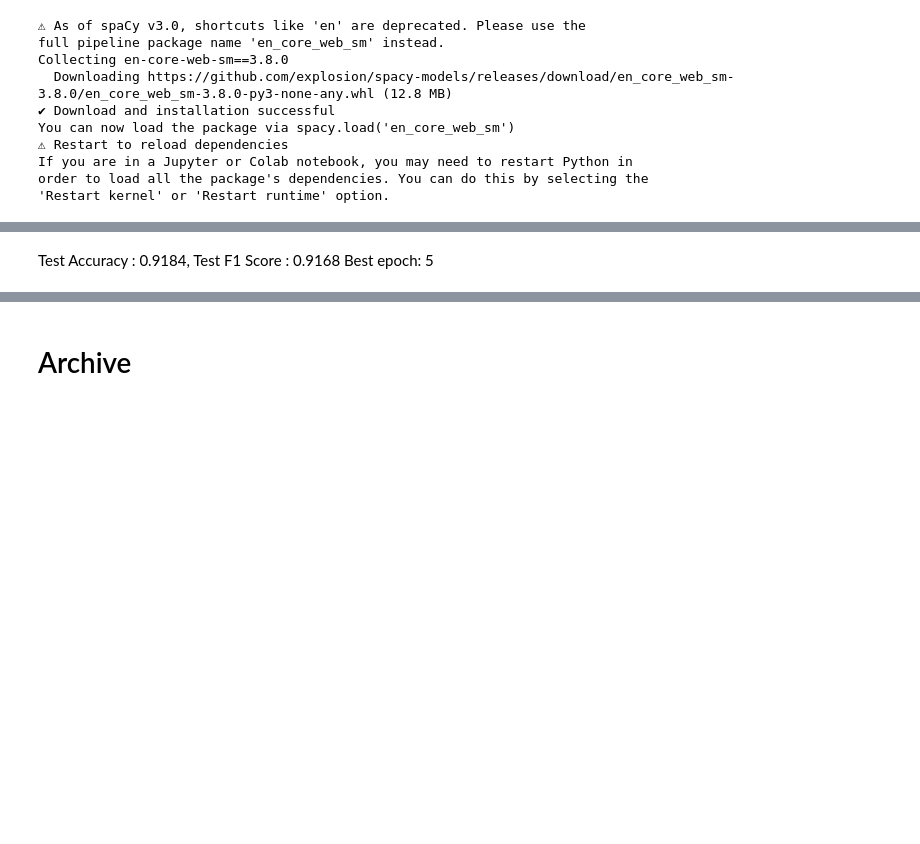
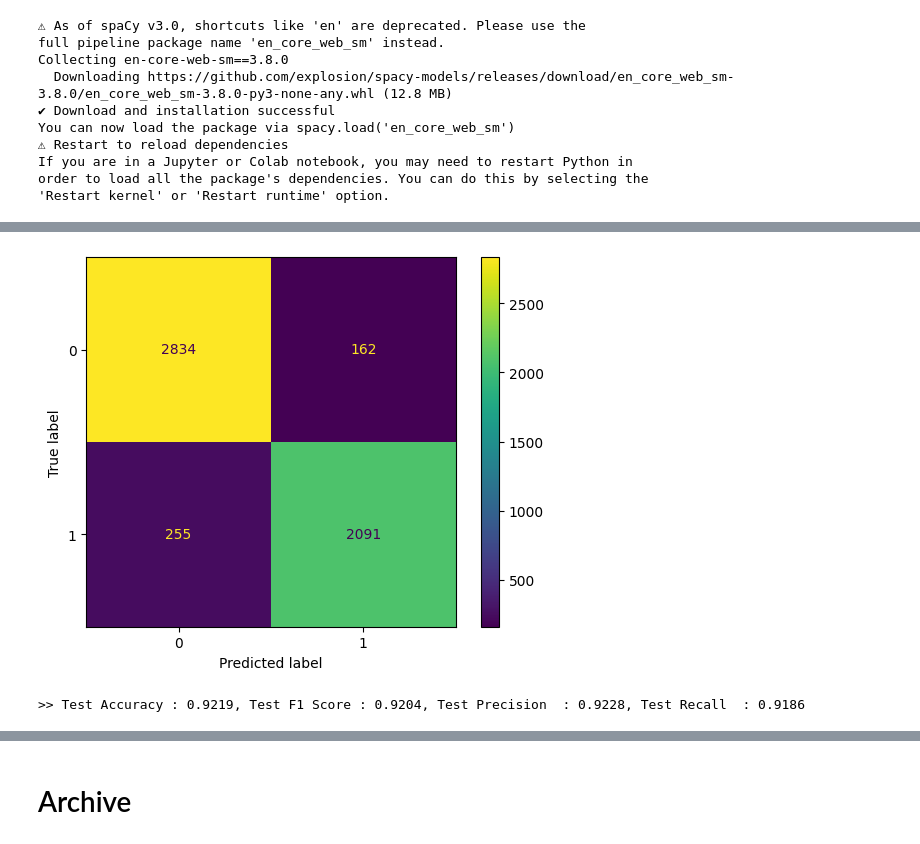
Before and after one commit to vigonometry/CS4248_Group8_SarcasmDetection, a Jupyter notebook: 06_BERT_GCN.ipynb, the cells around one changed output, grey strips where cells are left out. Drawn from its saved outputs; the diff is of its cells as text; code cells hidden in the pictures; blank space fills up the shorter version.

```diff
--- a/06_BERT_GCN.ipynb
+++ b/06_BERT_GCN.ipynb
@@ -223,13 +290,15 @@ from torch.utils.data import DataLoader, random_split
 #from models import BERTGCN, BERTGAT
 import warnings
 import logging
-
+from sklearn.metrics import precision_score, recall_score
+from sklearn.metrics import confusion_matrix, ConfusionMatrixDisplay
+import matplotlib.pyplot as plt
 warnings.filterwarnings('ignore')
 
 logging.basicConfig(filename = "bertgcn.log")
 logger = logging.getLogger()
 logger.setLevel(logging.INFO)
-logger.addHandler(logging.StreamHandler(sys.stdout))
+#logger.addHandler(logging.StreamHandler(sys.stdout))
 
 class Instructor:
     def __init__(self, opt):
@@ -259,7 +328,7 @@ class Instructor:
             self.model = opt.model_class(bert, opt.embed_dim).to(opt.device)
 
         if opt.device.type == 'cuda':
-            logger.info('cuda memory allocated: {}'.format(torch.cuda.memory_allocated(device=opt.device.index)))
+            print('cuda memory allocated: {}'.format(torch.cuda.memory_allocated(device=opt.device.index)))
         self._print_args()
 
     def _print_args(self):
@@ -270,10 +339,10 @@ class Instructor:
                 n_trainable_params += n_params
             else:
                 n_nontrainable_params += n_params
-        logger.info('> n_trainable_params: {0}, n_nontrainable_params: {1}'.format(n_trainable_params, n_nontrainable_params))
-        logger.info('> training arguments:')
+        print('> n_trainable_params: {0}, n_nontrainable_params: {1}'.format(n_trainable_params, n_nontrainable_params))
+        print('> training arguments:')
         for arg in vars(self.opt):
-            logger.info('>>> {0}: {1}'.format(arg, getattr(self.opt, arg)))
+            print('>>> {0}: {1}'.format(arg, getattr(self.opt, arg)))
 
     def _reset_params(self):
         for child in self.model.children():
@@ -293,10 +362,12 @@ class Instructor:
 
         epochTrainAcc = []
         epochValAcc = []
+        epochValPrecision = []
+        epochValRecall = []
 
         for i_epoch in range(self.opt.num_epoch):
-            logger.info('>' * 100)
-            logger.info('Epoch : {}'.format(i_epoch+1))
+            print('>' * 100)
+            print('Epoch : {}'.format(i_epoch+1))
             n_correct, n_total, loss_total, counter, tot_train_acc = 0, 0, 0, 0, 0
 
             # switch model to training mode
@@ -324,14 +395,16 @@ class Instructor:
                     train_loss = loss_total / n_total
 
                     tot_train_acc += train_acc
-                    logger.info('Loss : {:.4f}, Accuracy : {:.4f}'.format(train_loss, train_acc))
+                    print('Loss : {:.4f}, Accuracy : {:.4f}'.format(train_loss, train_acc))
 
-            val_acc, val_f1 = self._evaluate_acc_f1(val_data_loader)
+            val_acc, val_f1, val_precision, val_recall = self._evaluate_acc_f1(val_data_loader)
 
             epochValAcc.append(val_acc)
+            epochValPrecision.append(val_precision)
+            epochValRecall.append(val_recall)
             epochTrainAcc.append(tot_train_acc/counter)
 
-            logger.info('> Validation Accuracy : {:.4f}, Validation F1 Score : {:.4f}'.format(val_acc, val_f1))
+            print('> Validation Accuracy : {:.4f}, Validation F1 Score : {:.4f}, Validation Precision : {:.4f}, Validation Recall : {:.4f}'.format(val_acc, val_f1, val_precision, val_recall))
             if val_f1 > max_val_f1:
                 max_val_f1 = val_f1
                 max_val_epoch = i_epoch
@@ -340,10 +413,10 @@ class Instructor:
 
                 path = 'saved_models/{0}_{1}{2}'.format(self.opt.model_name, self.opt.dataset, ".pkl")
                 torch.save(self.model.state_dict(), path)
-                logger.info('>> Best model saved {}'.format(path))
+                print('>> Best model saved {}'.format(path))
 
             if i_epoch - max_val_epoch >= self.opt.patience:
-                logger.info('>> Early stopping!')
+                print('>> Early stopping!')
                 break
 
         epoch_count = range(1, len(epochTrainAcc) + 1)
@@ -385,7 +458,29 @@ class Instructor:
             labels=np.unique(torch.argmax(t_outputs_all.cpu(), -1)),  # Ensure unique labels are computed on the CPU
             average='macro'
         )
-        return acc, f1
+
+            # Calculate precision and recall
+        precision = precision_score(
+            t_targets_all.cpu(),
+            torch.argmax(t_outputs_all, -1).cpu(),
+            labels=np.unique(torch.argmax(t_outputs_all.cpu(), -1)),
+            average='macro'
+        )
+        recall = recall_score(
+            t_targets_all.cpu(),
+            torch.argmax(t_outputs_all, -1).cpu(),
+            labels=np.unique(torch.argmax(t_outputs_all.cpu(), -1)),
+            average='macro'
+        )
+
+            # Generate confusion matrix
+        cm = confusion_matrix(t_targets_all.cpu(), torch.argmax(t_outputs_all, -1).cpu())
+
+        # Display confusion matrix
+        disp = ConfusionMatrixDisplay(confusion_matrix=cm)
+        disp.plot()
+        plt.show()
+        return acc, f1,precision,recall
 
     def run(self):
 
@@ -395,10 +490,10 @@ class Instructor:
         optimizer = self.opt.optimizer(_params, lr=self.opt.lr, weight_decay=self.opt.l2reg)
 
         self._reset_params()
-        best_model_path = self._train(criterion, optimizer, self.train_data_loader, self.val_data_loader)
+        best_model_path = '/content/saved_models/bertgcn_headlines.pkl' #self._train(criterion, optimizer, self.train_data_loader, self.val_data_loader)
         self.model.load_state_dict(torch.load(best_model_path))
-        test_acc, test_f1 = self._evaluate_acc_f1(self.test_data_loader)
-        logger.info('>> Test Accuracy : {:.4f}, Test F1 Score : {:.4f}'.format(test_acc, test_f1))
+        test_acc, test_f1, test_precision, test_recall = self._evaluate_acc_f1(self.test_data_loader)
+        print('>> Test Accuracy : {:.4f}, Test F1 Score : {:.4f}, Test Precision  : {:.4f}, Test Recall  : {:.4f}'.format(test_acc, test_f1,test_precision, test_recall))
 
 
 def main(**kwargs):
@@ -486,4 +581,5 @@ def main(**kwargs):
     ins.run()
 
 if __name__ == '__main__' or True: # changed this line to make it trigger in the cell
-    main(dataset='headlines', num_epoch=10, batch_size=32)
+    main(dataset='headlines', num_epoch=5, batch_size=16,optimizers='rmsprop')
+# %% [output]
@@ -490,3 +619,2 @@ if __name__ == '__main__' or True: # changed this line to make it trigger in the
+[figure, added]
+>> Test Accuracy : 0.9219, Test F1 Score : 0.9204, Test Precision  : 0.9228, Test Recall  : 0.9186
-# %% [markdown]
-Test Accuracy : 0.9184, Test F1 Score : 0.9168
-Best epoch: 5
```
Also changed, not shown: parts of 10 cells of this notebook, 1 other file.
